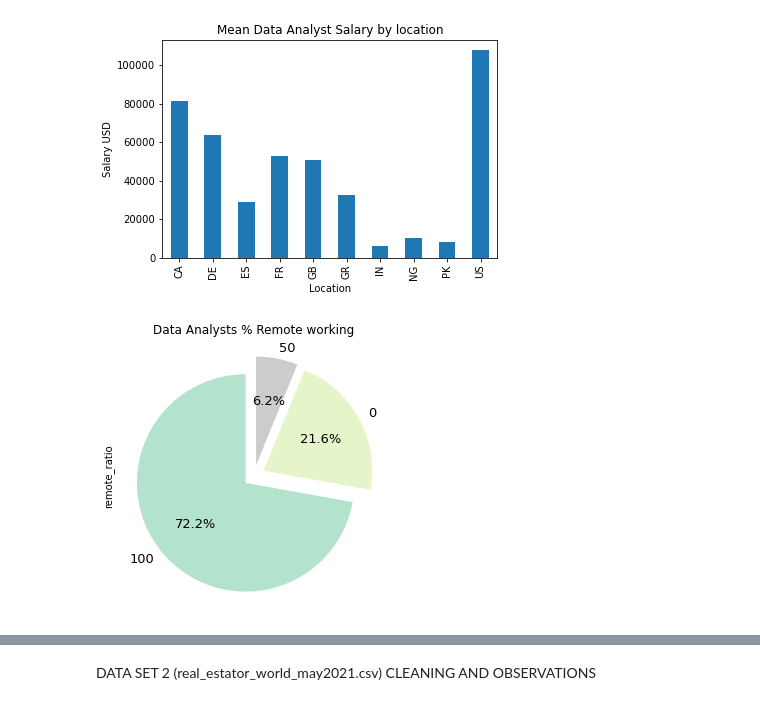
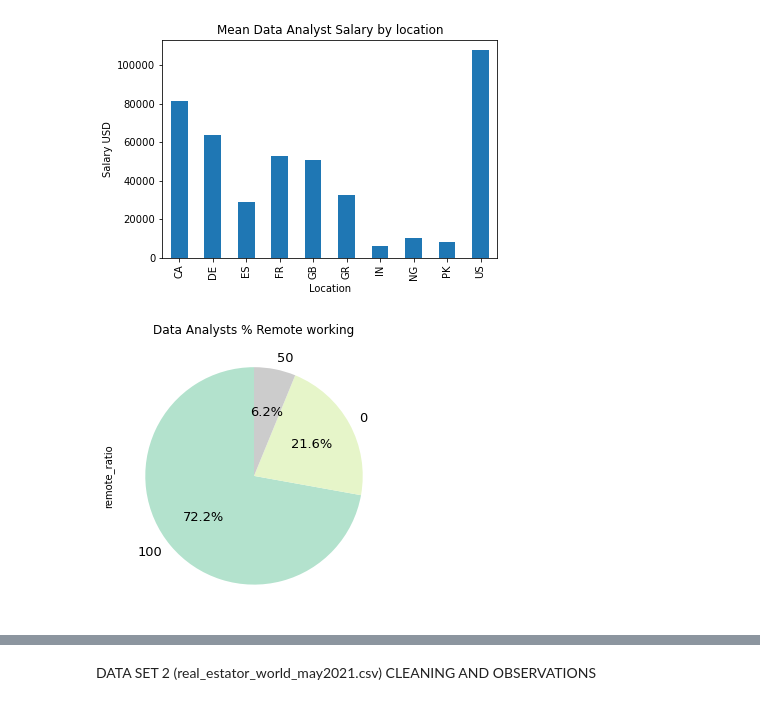
Before and after one commit to Norspace/DAproject, a Jupyter notebook: DAWork_Study.ipynb, the cells around one changed output, grey strips where cells are left out. Drawn from its saved outputs; the diff is of its cells as text; code cells hidden in the pictures.

```diff
--- a/DAWork_Study.ipynb
+++ b/DAWork_Study.ipynb
@@ -144,7 +144,7 @@ dat.head()
 # %%
 # Data Analyst-mean salary plot by company location in USD
 import pandas as pd
-datyst='C:/Users/nheav/DataAnalytics/DAProject/da_group.csv'
+datyst='C:/Users/nheav/DAProj/DAPro/da_group.csv'
 dat=pd.read_csv(datyst,index_col=[4])
 anyst_jobs=dat.groupby(['company_location'])
 anyst_jobs.mean()
@@ -160,16 +160,15 @@ plt.show ()
 # %%
 # Plotting the remote ratio breakout for Data Analysts
 kwargs = dict(
     startangle = 90,
     colormap   = 'Pastel2',
     fontsize   = 13,
-    explode    = (0.1,0.1,0.1),
     figsize    = (60,5),
     autopct    = '%1.1f%%',
     title      = 'Data Analysts % Remote working'
 )
 
 dat['remote_ratio'].value_counts().plot.pie(**kwargs)
 plt.show()
 # %% [output]
-[figure, old version]
+[figure, new version]
```
Also changed, not shown: parts of 17 cells of this notebook.
